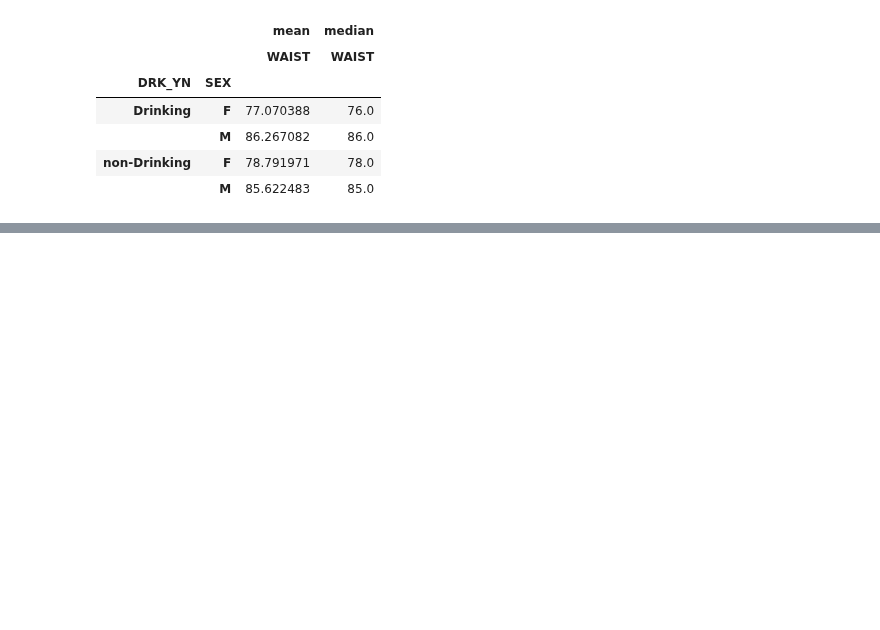
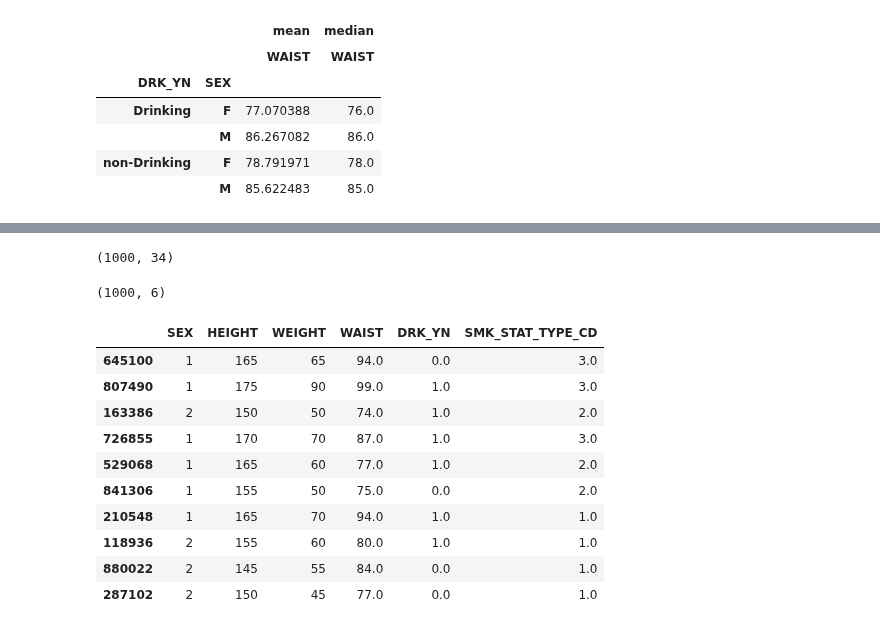
Before and after one commit to layla-focalors/AColab_Github_data_processing, a Jupyter notebook: HealthCare_Anayize.ipynb, the cells around one changed output, grey strips where cells are left out. Cells and saved outputs as stored; diff of their text form; code cells hidden in the pictures; blank space fills up the shorter version.

```diff
--- a/HealthCare_Anayize.ipynb
+++ b/HealthCare_Anayize.ipynb
@@ -406,0 +465,24 @@ df.pivot_table(index=['DRK_YN', 'SEX'], aggfunc=['mean','median'], values='WAIST
+# %%
+data = df.sample(1000)
+data.shape
+# %% [output]
+(1000, 34)
+# %%
+df = data[['SEX', 'HEIGHT', 'WEIGHT', 'WAIST', 'DRK_YN', 'SMK_STAT_TYPE_CD']]
+df.shape
+# %% [output]
+(1000, 6)
+# %%
+df.head(10)
+# %% [output]
+|  | SEX | HEIGHT | WEIGHT | WAIST | DRK_YN | SMK_STAT_TYPE_CD |
+| 645100 | 1 | 165 | 65 | 94.0 | 0.0 | 3.0 |
+| 807490 | 1 | 175 | 90 | 99.0 | 1.0 | 3.0 |
+| 163386 | 2 | 150 | 50 | 74.0 | 1.0 | 2.0 |
+| 726855 | 1 | 170 | 70 | 87.0 | 1.0 | 3.0 |
+| 529068 | 1 | 165 | 60 | 77.0 | 1.0 | 2.0 |
+| 841306 | 1 | 155 | 50 | 75.0 | 0.0 | 2.0 |
+| 210548 | 1 | 165 | 70 | 94.0 | 1.0 | 1.0 |
+| 118936 | 2 | 155 | 60 | 80.0 | 1.0 | 1.0 |
+| 880022 | 2 | 145 | 55 | 84.0 | 0.0 | 1.0 |
+| 287102 | 2 | 150 | 45 | 77.0 | 0.0 | 1.0 |
```
Also changed, not shown: parts of 8 cells of this notebook.
